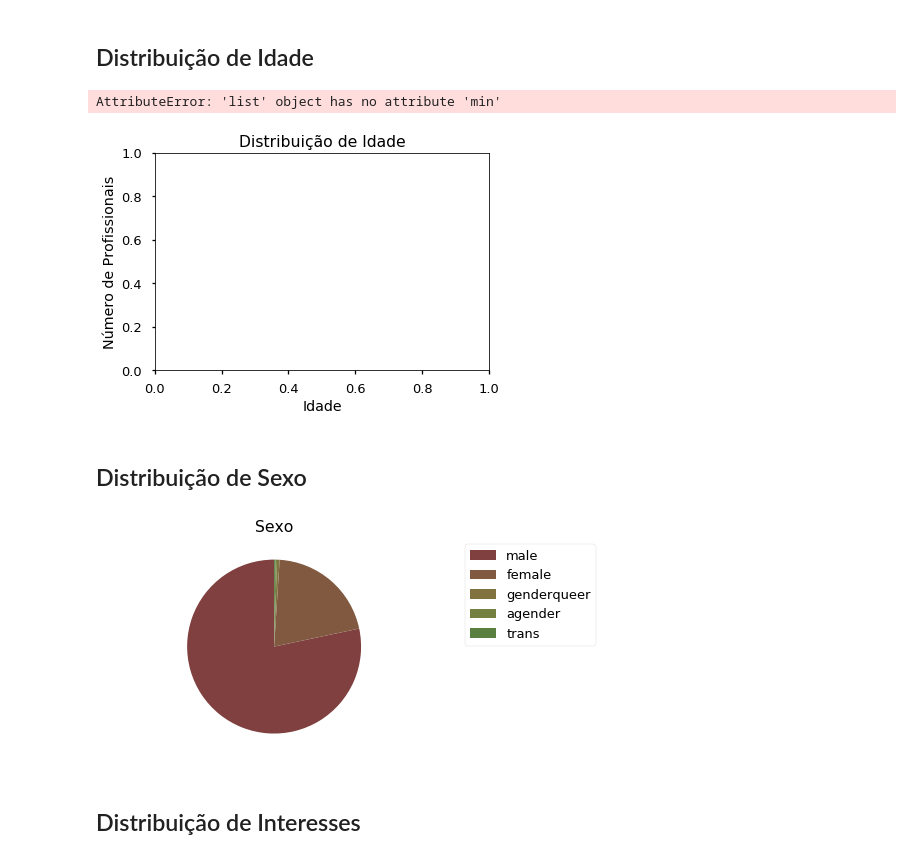
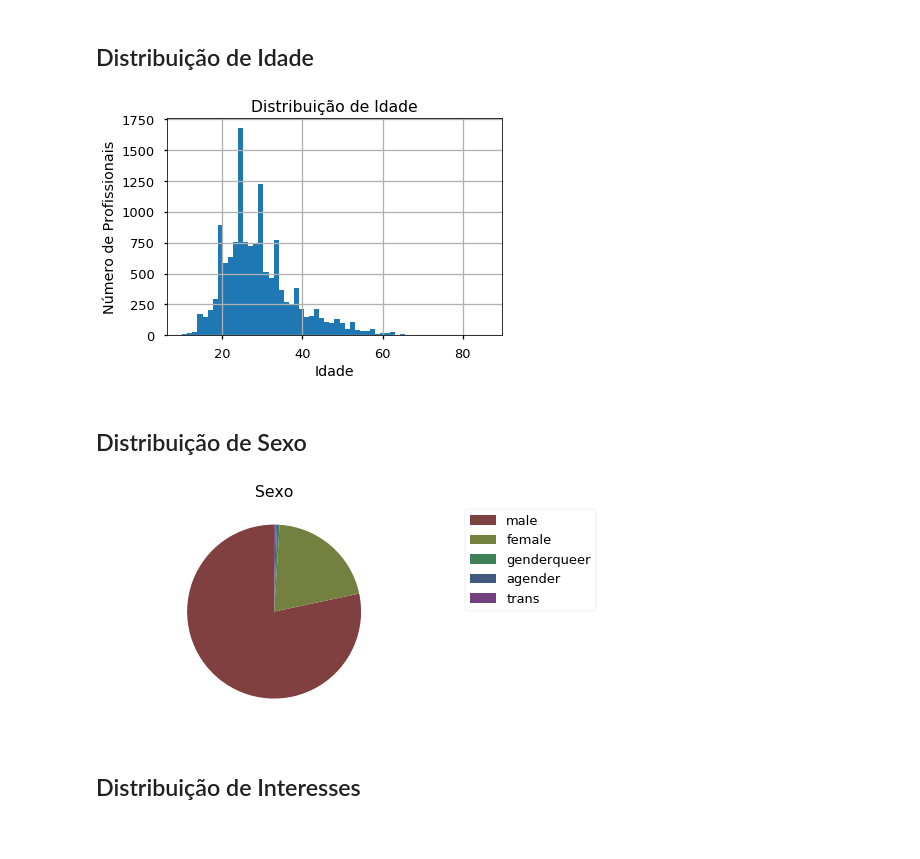
Before and after one commit to alcirmagalhaes/PythonFundamentos, a Jupyter notebook: Cap09/Notebooks/DSA-Python-Cap09-Analise-Exploratoria-de-Dados.ipynb, the cells around one changed output. Cells and saved outputs as stored; diff of their text form; code cells hidden in the pictures.

```diff
--- a/Cap09/Notebooks/DSA-Python-Cap09-Analise-Exploratoria-de-Dados.ipynb
+++ b/Cap09/Notebooks/DSA-Python-Cap09-Analise-Exploratoria-de-Dados.ipynb
@@ -129,20 +129,17 @@ list(df)
 # %%
 # Qual a distribuição de idade dos participantes da pesquisa?
 # A maioria dos profissionais que trabalham como programadores de
 # software estão na faixa de idade entre 20 e 30 anos, sendo 25 anos
 # a idade mais frequente.
 
 # Gerando um histograma
-#df.Age.hist(bins = 60)
-x = df.Age.tolist()
+df.Age.hist(bins = 60)
 plt.xlabel("Idade")
 plt.ylabel("Número de Profissionais")
 plt.title("Distribuição de Idade")
-plt.hist(x, bins=60, range=(x.min, x.max()))
 plt.show()
 # %% [output]
-AttributeError: 'list' object has no attribute 'min'
-[figure, old version]
+[figure, new version]
 # %% [markdown]
 ## Distribuição de Sexo
 # %%
@@ -151,7 +148,8 @@ AttributeError: 'list' object has no attribute 'min'
 
 # Definindo a quantidade
 labels = df.Gender.value_counts().index
-num = len(df.EmploymentField.value_counts().index)
+#num = len(df.EmploymentField.value_counts().index)
+num = len(labels)
 
 # Criando a lista de cores
 listaHSV = [(x*1.0/num, 0.5, 0.5) for x in range(num)]
@@ -164,7 +162,7 @@ plt.legend(fatias, labels, bbox_to_anchor = (1.05,1))
 plt.title("Sexo")
 plt.show()
 # %% [output]
-[figure, old version]
+[figure, new version]
 # %% [markdown]
 ## Distribuição de Interesses
 # %%
```
Also changed, not shown: parts of 7 cells of this notebook.
